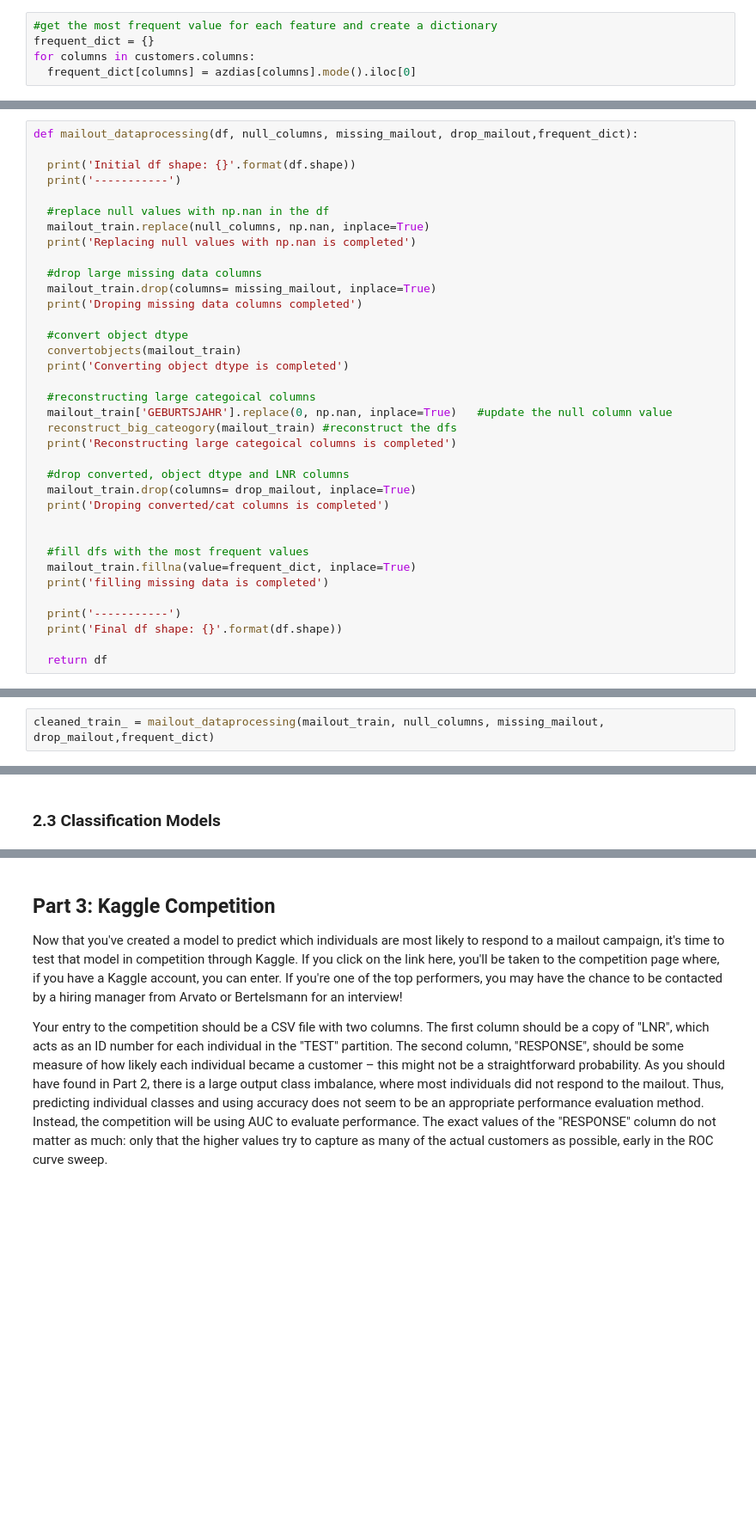
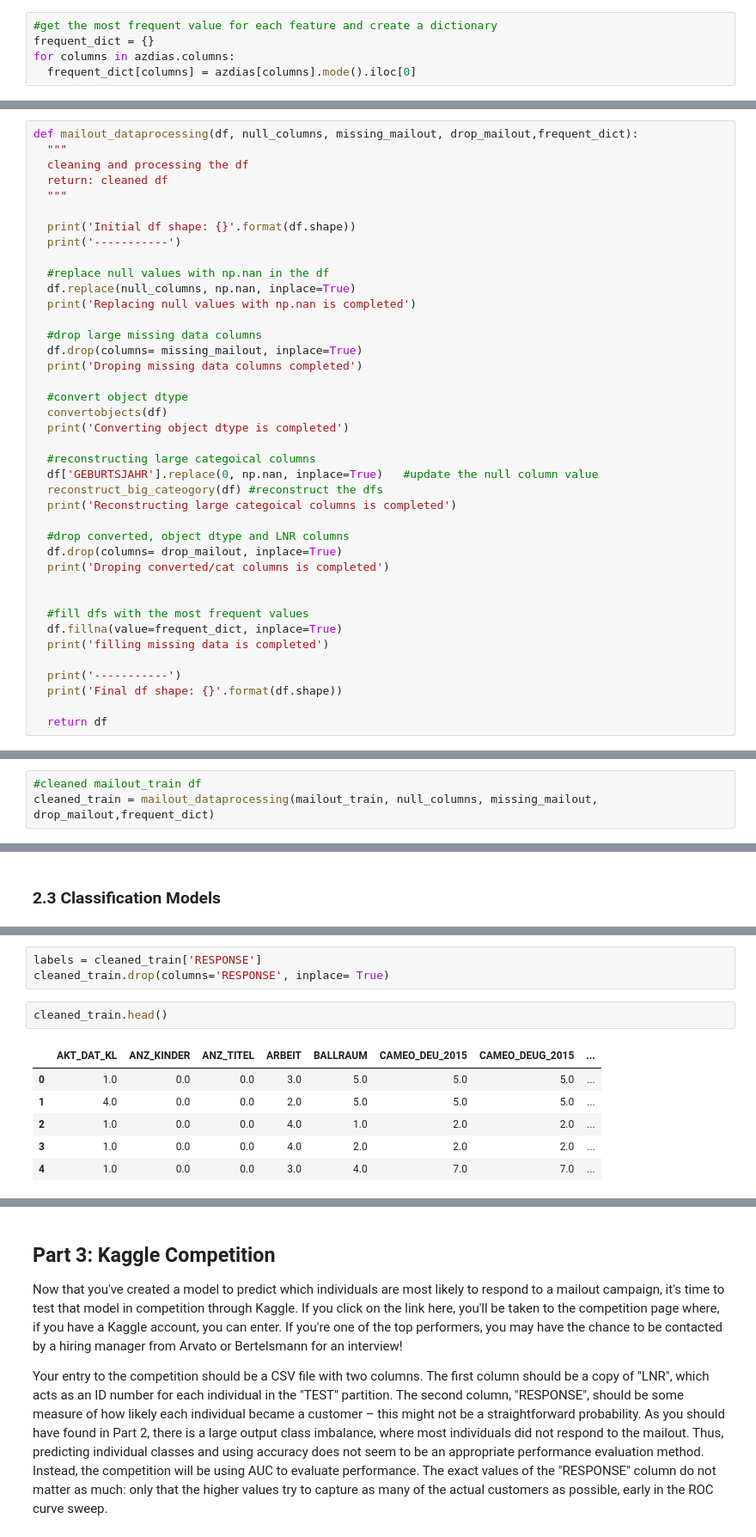
Before and after one commit to supulij/Arvato-Customer-Segmentation-for-mail-order, a Jupyter notebook: Arvato_Project_Colab.ipynb, the cells around one changed output, grey strips where cells are left out. Shown at 86% size. Drawn from its saved outputs; the diff is of its cells as text; blank space fills up the shorter version.

```diff
--- a/Arvato_Project_Colab.ipynb
+++ b/Arvato_Project_Colab.ipynb
@@ -397,7 +397,7 @@ checklist
 # %%
 #get the most frequent value for each feature and create a dictionary
 frequent_dict = {}
-for columns in customers.columns:
+for columns in azdias.columns:
   frequent_dict[columns] = azdias[columns].mode().iloc[0]
 # %%
 #fill dfs with the most frequent values
@@ -781,34 +781,38 @@ Thus, it can be conlcuded that mailout df can be treated as the same way as the
 ### 2.2 Mailout data processing
 # %%
 def mailout_dataprocessing(df, null_columns, missing_mailout, drop_mailout,frequent_dict):
+  """
+  cleaning and processing the df
+  return: cleaned df
+  """
 
   print('Initial df shape: {}'.format(df.shape))
   print('-----------')
 
   #replace null values with np.nan in the df
-  mailout_train.replace(null_columns, np.nan, inplace=True)
+  df.replace(null_columns, np.nan, inplace=True)
   print('Replacing null values with np.nan is completed')
 
   #drop large missing data columns
-  mailout_train.drop(columns= missing_mailout, inplace=True)
+  df.drop(columns= missing_mailout, inplace=True)
   print('Droping missing data columns completed')
 
   #convert object dtype
-  convertobjects(mailout_train)
+  convertobjects(df)
   print('Converting object dtype is completed')
 
   #reconstructing large categoical columns
-  mailout_train['GEBURTSJAHR'].replace(0, np.nan, inplace=True)   #update the null column value
-  reconstruct_big_cateogory(mailout_train) #reconstruct the dfs
+  df['GEBURTSJAHR'].replace(0, np.nan, inplace=True)   #update the null column value
+  reconstruct_big_cateogory(df) #reconstruct the dfs
   print('Reconstructing large categoical columns is completed')
 
   #drop converted, object dtype and LNR columns
-  mailout_train.drop(columns= drop_mailout, inplace=True)
+  df.drop(columns= drop_mailout, inplace=True)
   print('Droping converted/cat columns is completed')
 
 
   #fill dfs with the most frequent values
-  mailout_train.fillna(value=frequent_dict, inplace=True)
+  df.fillna(value=frequent_dict, inplace=True)
   print('filling missing data is completed')
 
   print('-----------')
@@ -822,2 +838,3 @@ drop_mailout.extend(['ANZ_HH_TITEL','ANZ_PERSONEN'])
 # %%
-cleaned_train_ = mailout_dataprocessing(mailout_train, null_columns, missing_mailout, drop_mailout,frequent_dict)
+#cleaned mailout_train df
+cleaned_train = mailout_dataprocessing(mailout_train, null_columns, missing_mailout, drop_mailout,frequent_dict)
@@ -825,0 +869,12 @@ cleaned_train_ = mailout_dataprocessing(mailout_train, null_columns, missing_mai
+# %%
+labels = cleaned_train['RESPONSE']
+cleaned_train.drop(columns='RESPONSE', inplace= True)
+# %%
+cleaned_train.head()
+# %% [output]
+|  | AKT_DAT_KL | ANZ_KINDER | ANZ_TITEL | ARBEIT | BALLRAUM | CAMEO_DEU_2015 | CAMEO_DEUG_2015 | ... |
+| 0 | 1.0 | 0.0 | 0.0 | 3.0 | 5.0 | 5.0 | 5.0 | ... |
+| 1 | 4.0 | 0.0 | 0.0 | 2.0 | 5.0 | 5.0 | 5.0 | ... |
+| 2 | 1.0 | 0.0 | 0.0 | 4.0 | 1.0 | 2.0 | 2.0 | ... |
+| 3 | 1.0 | 0.0 | 0.0 | 4.0 | 2.0 | 2.0 | 2.0 | ... |
+| 4 | 1.0 | 0.0 | 0.0 | 3.0 | 4.0 | 7.0 | 7.0 | ... |
```
Also changed, not shown: parts of 35 cells of this notebook.
